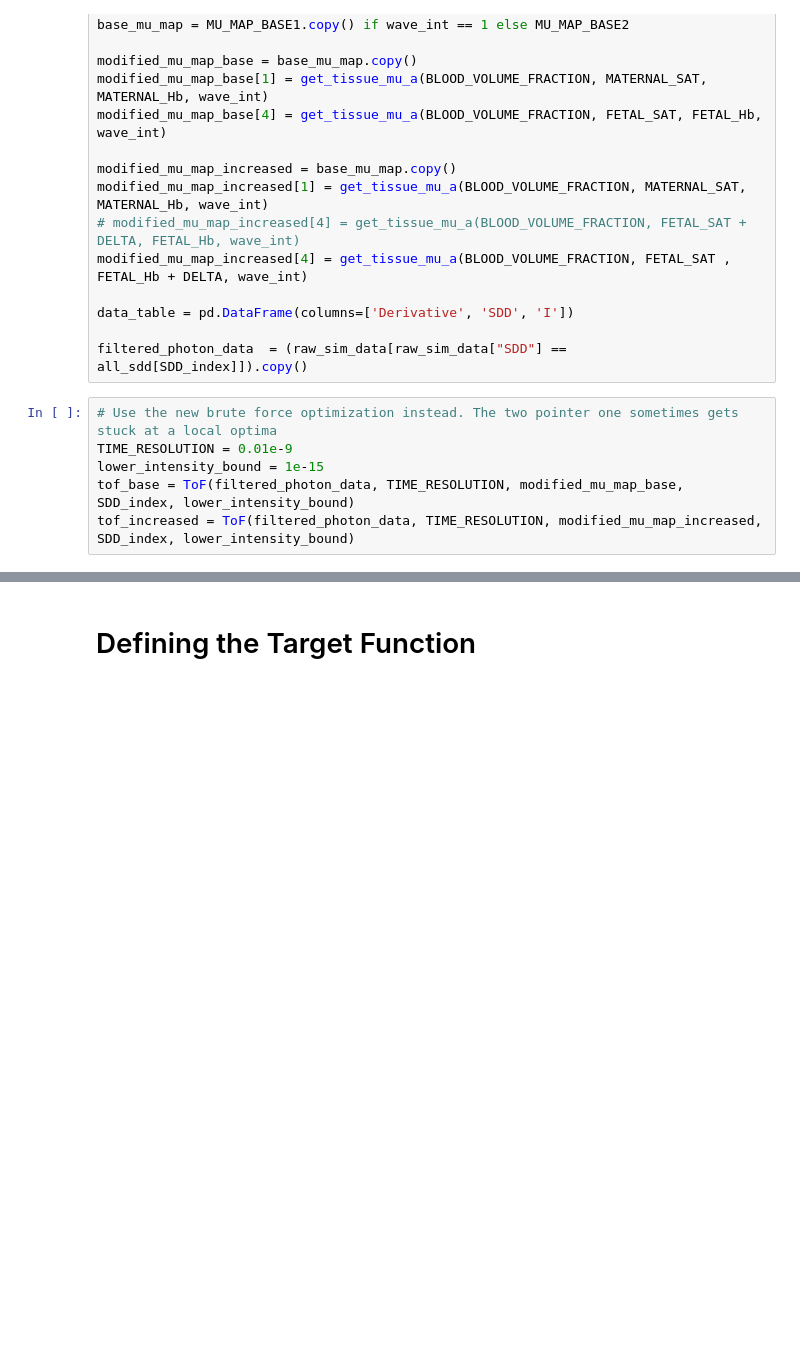
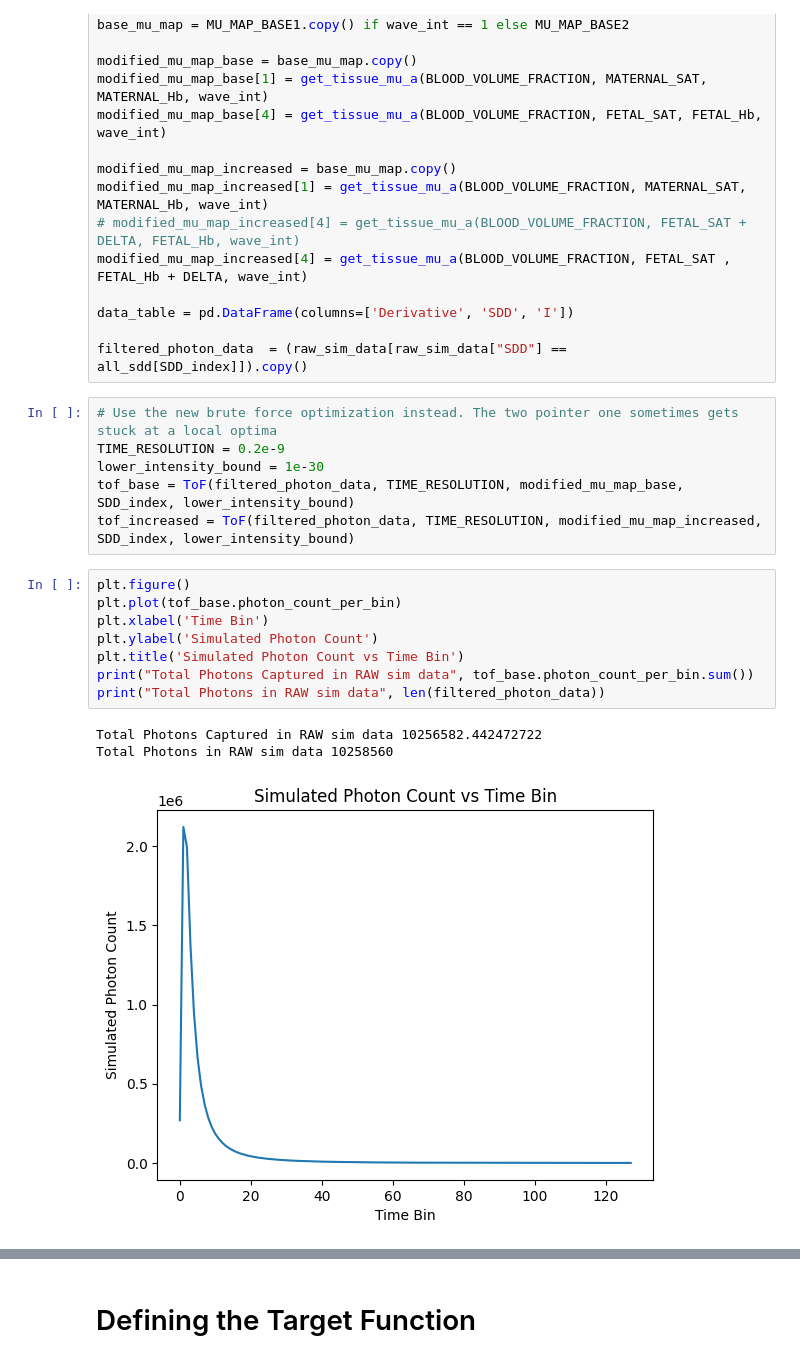
Before and after one commit to dip987/tfo_sensitivity, a Jupyter notebook: notebooks/tof_filtering_sensitivity_optimization.ipynb, the cells around one changed output, grey strips where cells are left out. Saved outputs shown, nothing was run; the diff lists cells and outputs as text; blank space fills up the shorter version.

```diff
--- a/notebooks/tof_filtering_sensitivity_optimization.ipynb
+++ b/notebooks/tof_filtering_sensitivity_optimization.ipynb
@@ -50,10 +49,22 @@ data_table = pd.DataFrame(columns=['Derivative', 'SDD', 'I'])
 filtered_photon_data  = (raw_sim_data[raw_sim_data["SDD"] == all_sdd[SDD_index]]).copy()
 # %%
 # Use the new brute force optimization instead. The two pointer one sometimes gets stuck at a local optima
-TIME_RESOLUTION = 0.01e-9
-lower_intensity_bound = 1e-15
+TIME_RESOLUTION = 0.2e-9
+lower_intensity_bound = 1e-30
 tof_base = ToF(filtered_photon_data, TIME_RESOLUTION, modified_mu_map_base, SDD_index, lower_intensity_bound)
 tof_increased = ToF(filtered_photon_data, TIME_RESOLUTION, modified_mu_map_increased, SDD_index, lower_intensity_bound)
+# %%
+plt.figure()
+plt.plot(tof_base.photon_count_per_bin)
+plt.xlabel('Time Bin')
+plt.ylabel('Simulated Photon Count')
+plt.title('Simulated Photon Count vs Time Bin')
+print("Total Photons Captured in RAW sim data", tof_base.photon_count_per_bin.sum())
+print("Total Photons in RAW sim data", len(filtered_photon_data))
+# %% [output]
+Total Photons Captured in RAW sim data 10256582.442472722
+Total Photons in RAW sim data 10258560
+[figure, added]
 # %%
 plt.plot(tof_base.data, label='base')
 plt.plot(tof_increased.data, label='increased')
```
Also changed, not shown: parts of 5 cells of this notebook, 6 other files.
